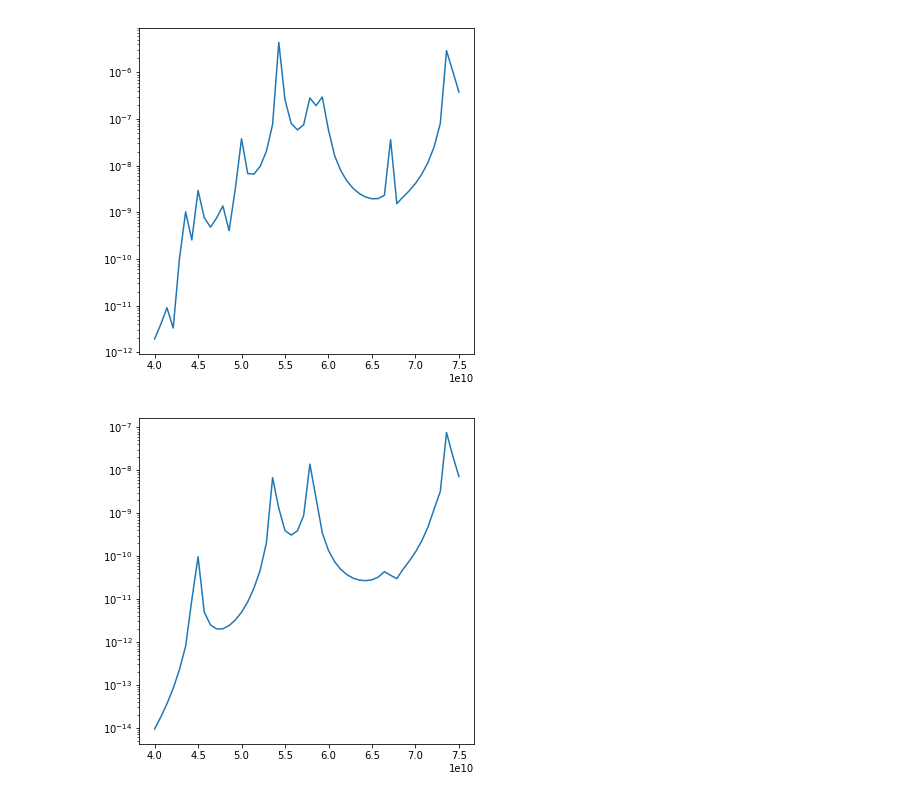
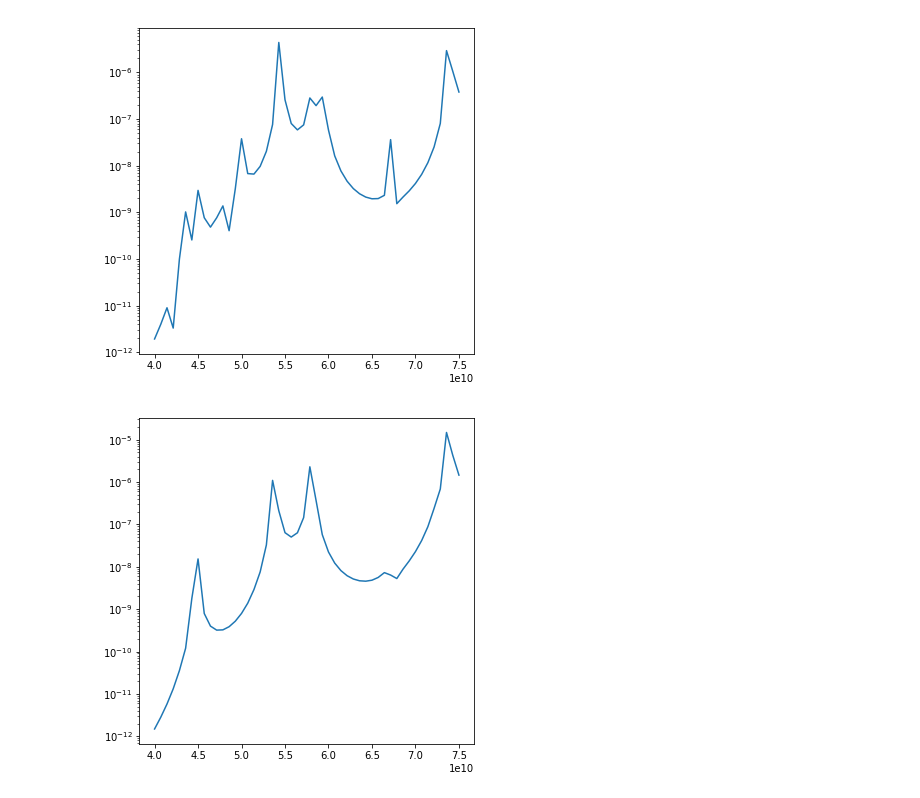
Before and after one commit to FMatti/Maxwell-MRI, a Jupyter notebook: examples/circular_waveguide/circular_waveguide.ipynb, the cells around one changed output. Saved outputs shown, nothing was run; the diff lists cells and outputs as text; code cells hidden in the pictures.

```diff
--- a/examples/circular_waveguide/circular_waveguide.ipynb
+++ b/examples/circular_waveguide/circular_waveguide.ipynb
@@ -74,6 +75,7 @@ helpers.plot_L2_norms(ax, WG, omegas, VS)
 # %%
 fig, ax = plt.subplots(figsize=(6, 6), sharex=True)
 omegas = np.linspace(4e+10, 7.5e+10, 50)
-helpers.plot_L2_norms(ax, WG, omegas, VS)
+WG.solve(omegas)
+helpers.plot_solution_norms(ax, WG, VS)
 # %% [output]
-[figure, old version]
+[figure, new version]
```
Also changed, not shown: parts of 1 cell of this notebook, 5 other files.
